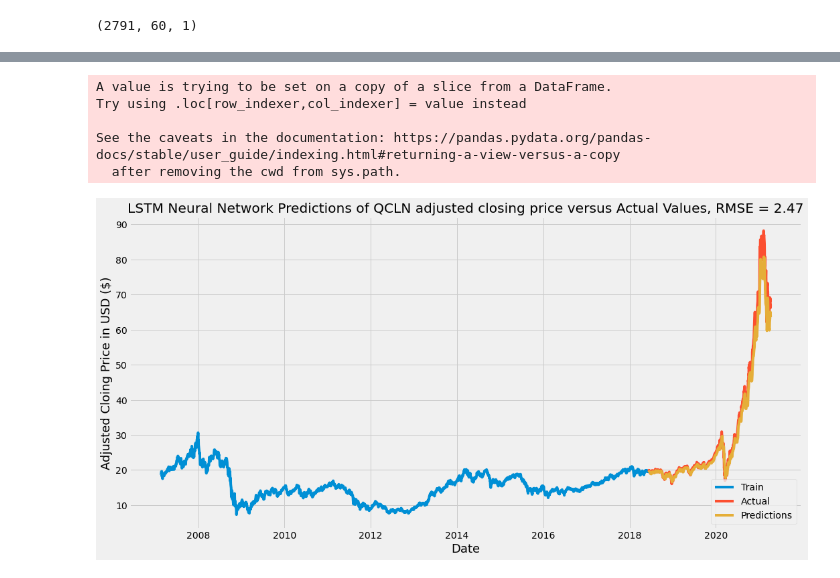
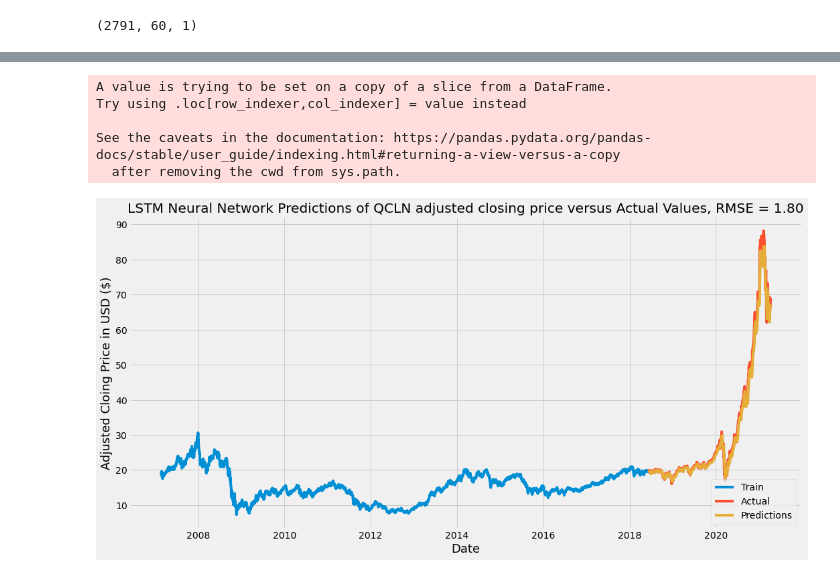
Before and after one commit to apashea/LSTM-Neural-Network-for-Predicting-QCLN-adjusted-closing-price, a Jupyter notebook: LSTM_Neural_Network_for_Predicting_QCLN_adjusted_closing_price.ipynb, the cells around one changed output, grey strips where cells are left out. Saved outputs shown, nothing was run; the diff lists cells and outputs as text; code cells hidden in the pictures.

```diff
--- a/LSTM_Neural_Network_for_Predicting_QCLN_adjusted_closing_price.ipynb
+++ b/LSTM_Neural_Network_for_Predicting_QCLN_adjusted_closing_price.ipynb
@@ -164,24 +170,24 @@ rmse
 # %%
 # Plot the data
 train = data[:training_data_len]    # runs from zero to max of training data
 valid = data[training_data_len:]    # runs from post-training data to end
 valid['Predictions'] = predictions  # create new column in valid object
 # Visualize the data
 plt.figure(figsize=(16,8))
-plt.title('LSTM Neural Network Predictions of QCLN adjusted closing price versus Actual Values, RMSE = 2.47')
+plt.title('LSTM Neural Network Predictions of QCLN adjusted closing price versus Actual Values, RMSE = 1.80')
 plt.xlabel('Date', fontsize = 18)
 plt.ylabel('Adjusted Cloing Price in USD ($)', fontsize = 18)
 plt.plot(train['Adj Close'])
 plt.plot(valid[['Adj Close', 'Predictions']])
 plt.legend(['Train', 'Actual', 'Predictions'], loc='lower right')
 plt.show()
 # %% [output]
 A value is trying to be set on a copy of a slice from a DataFrame.
 Try using .loc[row_indexer,col_indexer] = value instead
 
 See the caveats in the documentation: https://pandas.pydata.org/pandas-docs/stable/user_guide/indexing.html#returning-a-view-versus-a-copy
   after removing the cwd from sys.path.
-[figure, old version]
+[figure, new version]
 # %%
 # Show the actual versus predicted prices via df we created containing each
 valid
```
Also changed, not shown: parts of 7 cells of this notebook.
